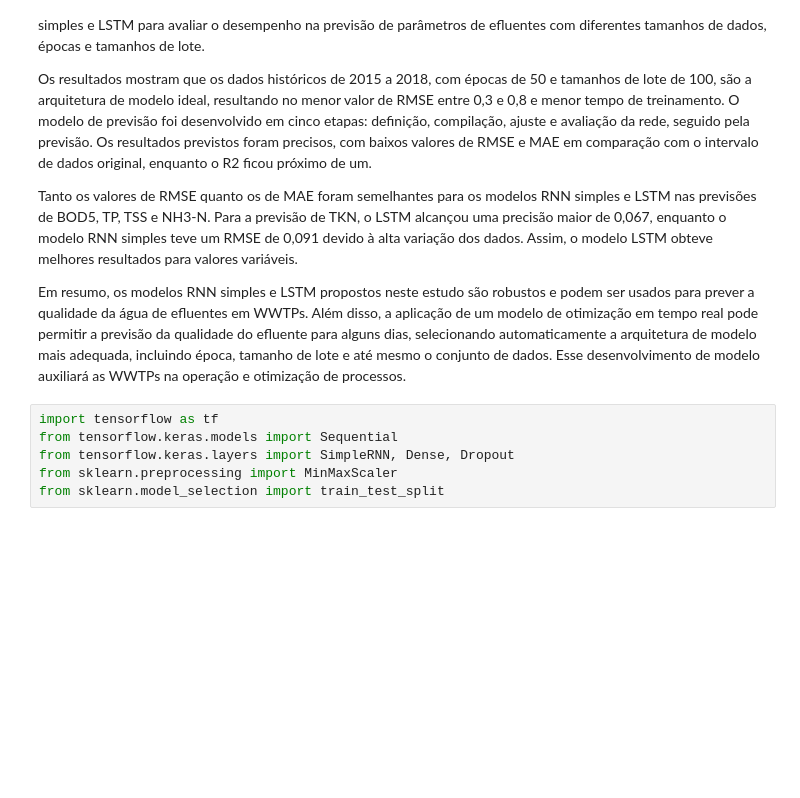
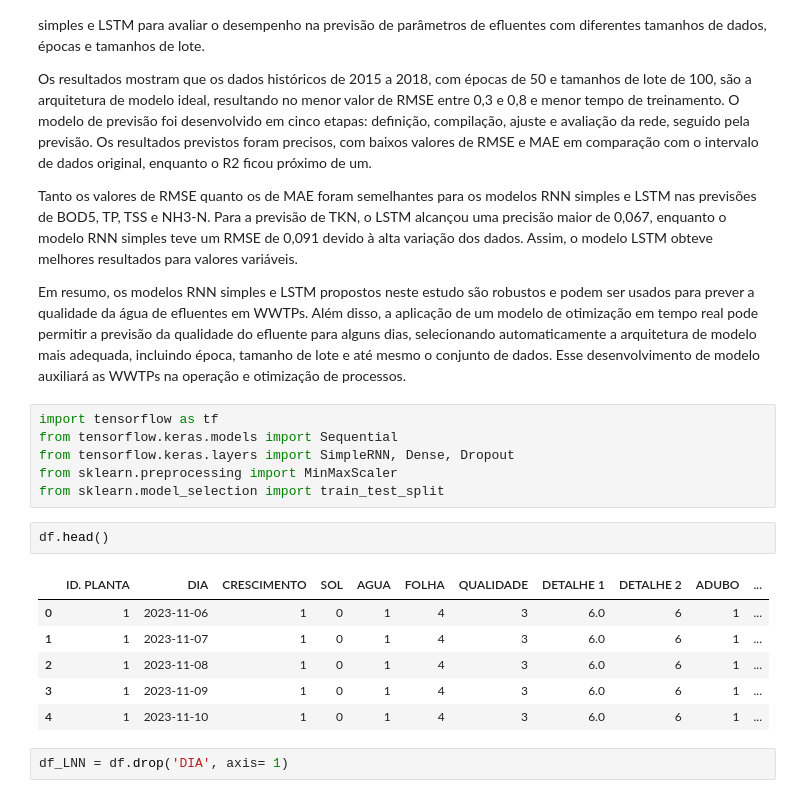
Before and after one commit to leaop/Graduation, a Jupyter notebook: 5 semestre/PIC/projeto.ipynb, the cells around one changed output. Drawn from its saved outputs; the diff is of its cells as text; blank space fills up the shorter version.

```diff
--- a/5 semestre/PIC/projeto.ipynb
+++ b/5 semestre/PIC/projeto.ipynb
@@ -861,3 +864,14 @@ from tensorflow.keras.models import Sequential
 from tensorflow.keras.layers import SimpleRNN, Dense, Dropout
 from sklearn.preprocessing import MinMaxScaler
 from sklearn.model_selection import train_test_split
+# %%
+df.head()
+# %% [output]
+|  | ID. PLANTA | DIA | CRESCIMENTO | SOL | AGUA | FOLHA | QUALIDADE | DETALHE 1 | DETALHE 2 | ADUBO | ... |
+| 0 | 1 | 2023-11-06 | 1 | 0 | 1 | 4 | 3 | 6.0 | 6 | 1 | ... |
+| 1 | 1 | 2023-11-07 | 1 | 0 | 1 | 4 | 3 | 6.0 | 6 | 1 | ... |
+| 2 | 1 | 2023-11-08 | 1 | 0 | 1 | 4 | 3 | 6.0 | 6 | 1 | ... |
+| 3 | 1 | 2023-11-09 | 1 | 0 | 1 | 4 | 3 | 6.0 | 6 | 1 | ... |
+| 4 | 1 | 2023-11-10 | 1 | 0 | 1 | 4 | 3 | 6.0 | 6 | 1 | ... |
+# %%
+df_LNN = df.drop('DIA', axis= 1)
```
Also changed, not shown: parts of 22 cells of this notebook, 3 other files.
